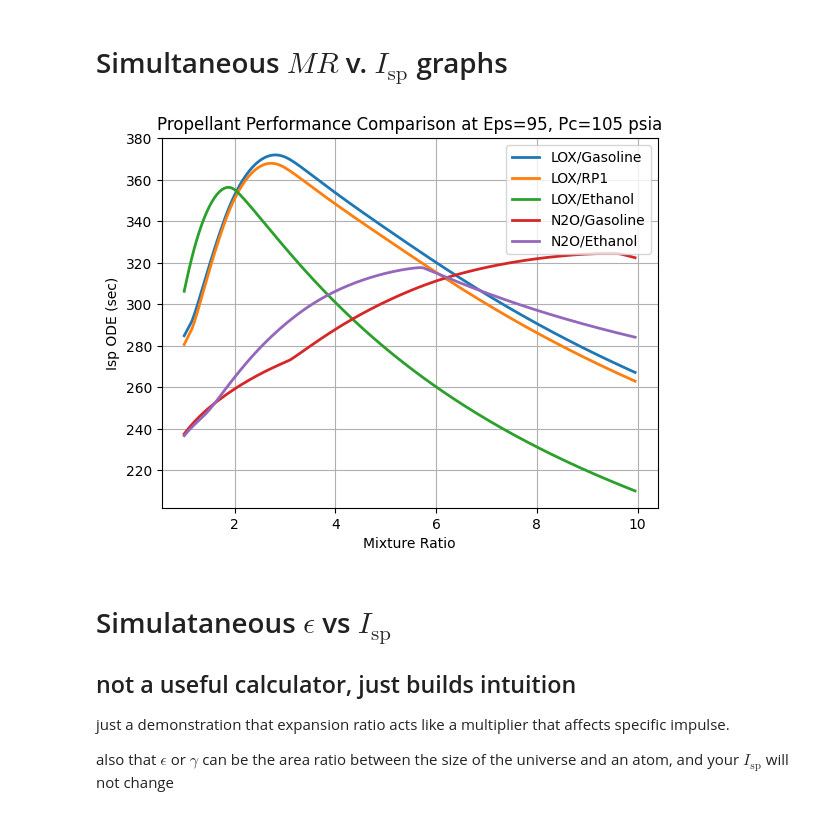
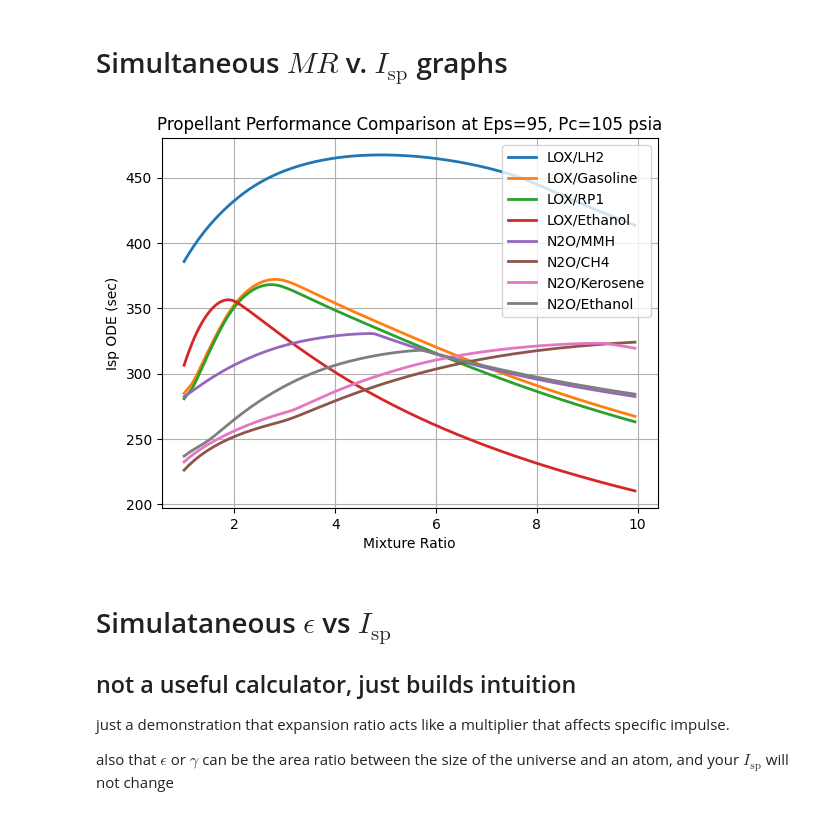
Before and after one commit to 2d1ff1cult/UNLV_SEDS_SPARK2, a Jupyter notebook: SPARK2_RocketCEA.ipynb, the cells around one changed output. Saved outputs shown, nothing was run; the diff lists cells and outputs as text; code cells hidden in the pictures.

```diff
--- a/SPARK2_RocketCEA.ipynb
+++ b/SPARK2_RocketCEA.ipynb
@@ -133,35 +105,38 @@ mrMax = 10.0
 mrL = [mrMin + i*mrStep for i in range( int((mrMax-mrMin)/mrStep))]
 ispLL = [] # a list of lists of Isp data
 
 fuels = [
     ('LOX','RP1'),
     ('LOX','Ethanol'),
     ('N2O','Ethanol'),
     ('LOX','Gasoline'),
-    ('N2O','Gasoline'),
+    ('N2O','MMH'),
+    ('N2O','Kerosene'),
+    ('N2O','CH4'),
+    ('LOX','LH2')
 ]
 
 for oxName,fuelName in fuels:
 
     ispObj = CEA_Obj( oxName=oxName, fuelName=fuelName )
 
     ispL = [ispObj.get_Isp(Pc=Pc, MR=MR, eps=eps) for MR in mrL]
     ispLL.append( [max(ispL), '%s/%s'%(oxName,fuelName), ispL] )
 
 ispLL.sort(reverse=True) # sort in-place from high to low
 
 for maxIsp, name, ispL in ispLL:
     plot(mrL, ispL, label=name, linewidth=2)
 
 legend(loc='best')
 grid(True)
 title( 'Propellant Performance Comparison at Eps=%g, Pc=%g psia'%(eps,Pc) )
 xlabel( 'Mixture Ratio' )
 ylabel( 'Isp ODE (sec)' )
 
 show()
 # %% [output]
-[figure, old version]
+[figure, new version]
 # %% [markdown]
 # Simulataneous $\epsilon$ vs ${I_\text{sp}}$
 ## not a useful calculator, just builds intuition
```
Also changed, not shown: parts of 13 cells of this notebook.
